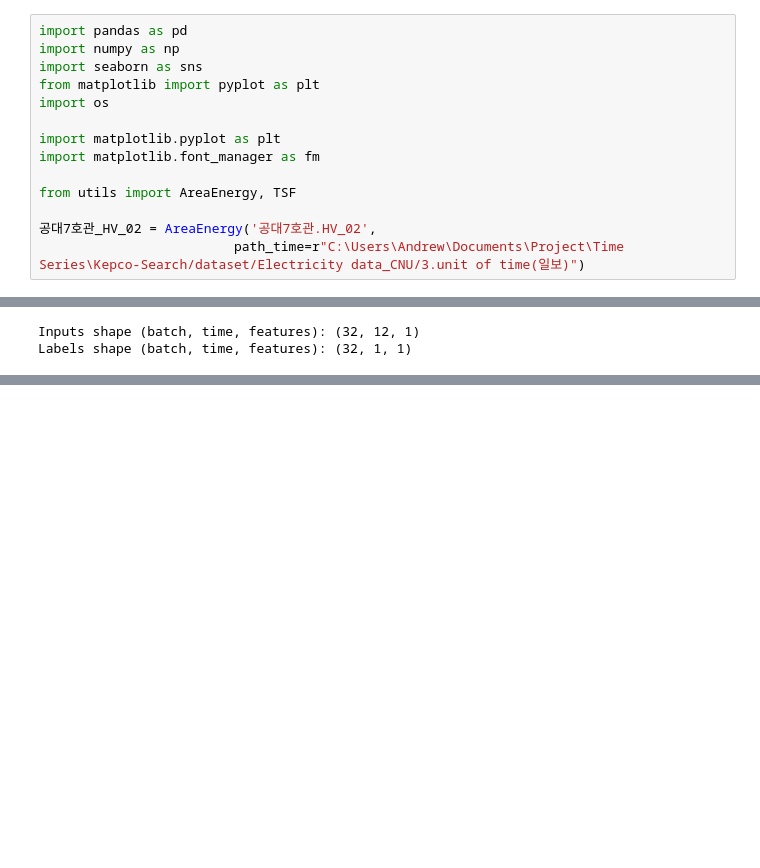
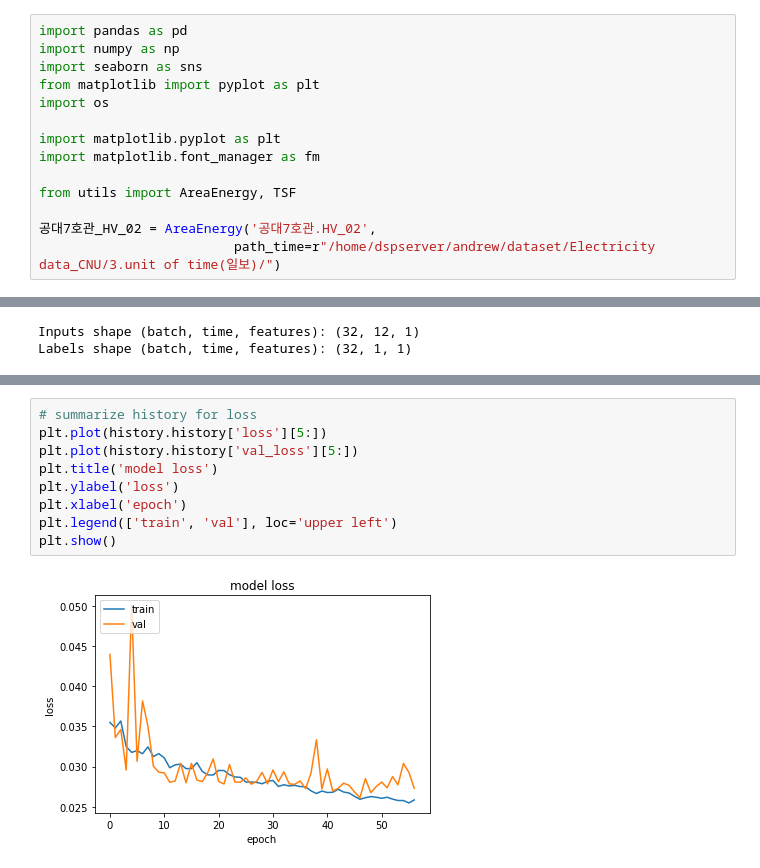
Before and after one commit to andrewlee1807/TSDatasets, a Jupyter notebook: cnu_power_consumption.ipynb, the cells around one changed output, grey strips where cells are left out. Drawn from its saved outputs; the diff is of its cells as text; blank space fills up the shorter version.

```diff
--- a/cnu_power_consumption.ipynb
+++ b/cnu_power_consumption.ipynb
@@ -11,4 +11,4 @@ import matplotlib.font_manager as fm
 from utils import AreaEnergy, TSF
 
 공대7호관_HV_02 = AreaEnergy('공대7호관.HV_02',
-                         path_time=r"C:\Users\Andrew\Documents\Project\Time Series\Kepco-Search/dataset/Electricity data_CNU/3.unit of time(일보)")
+                         path_time=r"/home/dspserver/andrew/dataset/Electricity data_CNU/3.unit of time(일보)/")
@@ -80,0 +215,11 @@ history = model.fit(tsf.train,
+# %%
+# summarize history for loss
+plt.plot(history.history['loss'][5:])
+plt.plot(history.history['val_loss'][5:])
+plt.title('model loss')
+plt.ylabel('loss')
+plt.xlabel('epoch')
+plt.legend(['train', 'val'], loc='upper left')
+plt.show()
+# %% [output]
+[figure, added]
```
Also changed, not shown: parts of 17 cells of this notebook.
